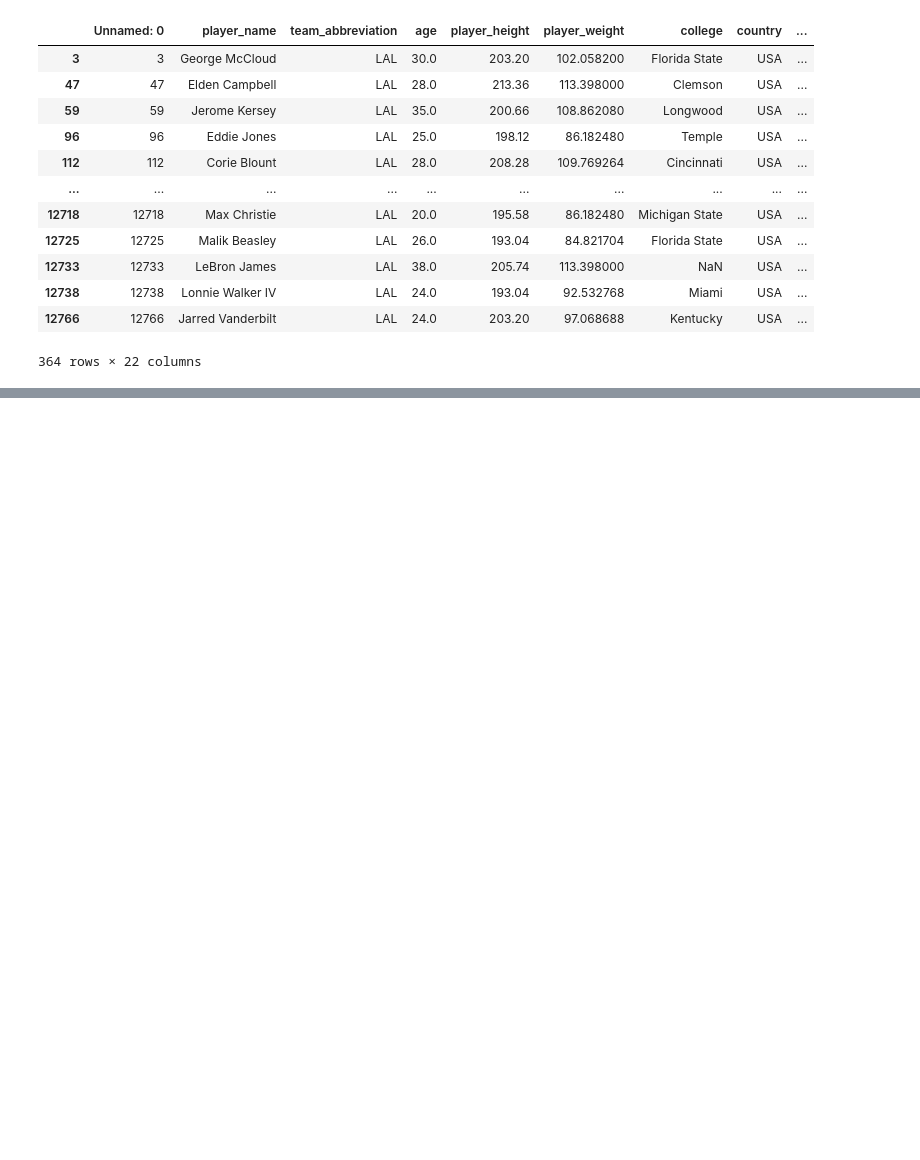
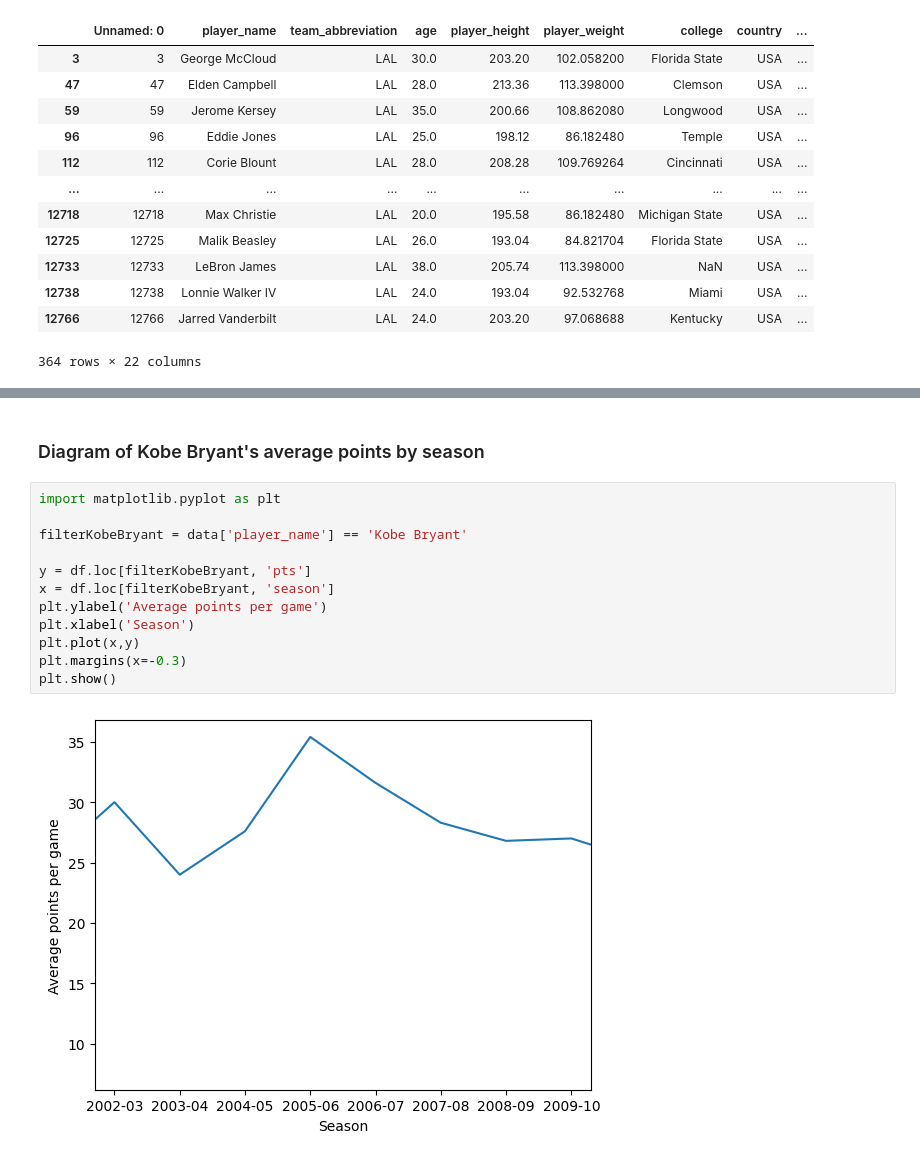
Before and after one commit to lkandashvili/NBA_Players_Stats, a Jupyter notebook: Quiz_1_Jupyter.ipynb, the cells around one changed output, grey strips where cells are left out. Drawn from its saved outputs; the diff is of its cells as text; blank space fills up the shorter version.

```diff
--- a/Quiz_1_Jupyter.ipynb
+++ b/Quiz_1_Jupyter.ipynb
@@ -125,0 +202,16 @@ df.loc[filter_Lakers_Players_From_USA]
+# %% [markdown]
+### Diagram of Kobe Bryant's average points by season
+# %%
+import matplotlib.pyplot as plt
+
+filterKobeBryant = data['player_name'] == 'Kobe Bryant'
+
+y = df.loc[filterKobeBryant, 'pts']
+x = df.loc[filterKobeBryant, 'season']
+plt.ylabel('Average points per game')
+plt.xlabel('Season')
+plt.plot(x,y)
+plt.margins(x=-0.3)
+plt.show()
+# %% [output]
+[figure, added]
```
Also changed, not shown: parts of 18 cells of this notebook, 1 other file.
